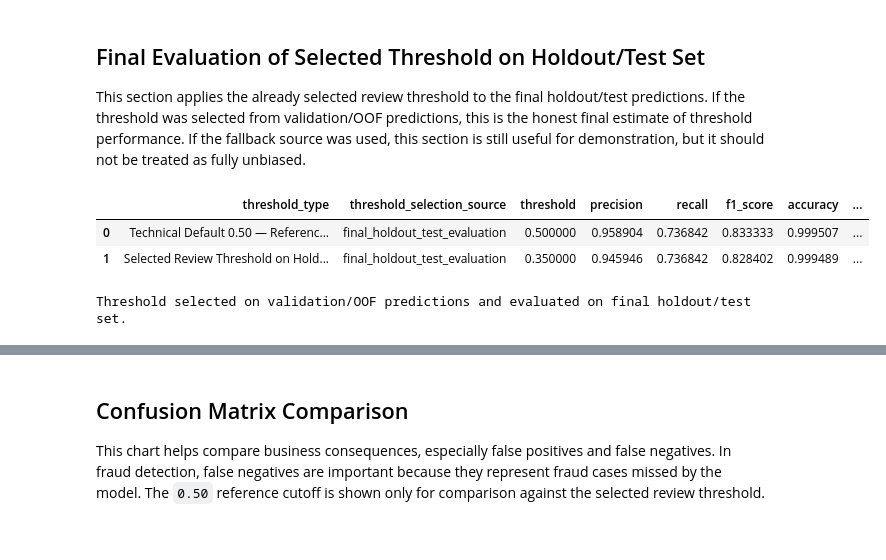
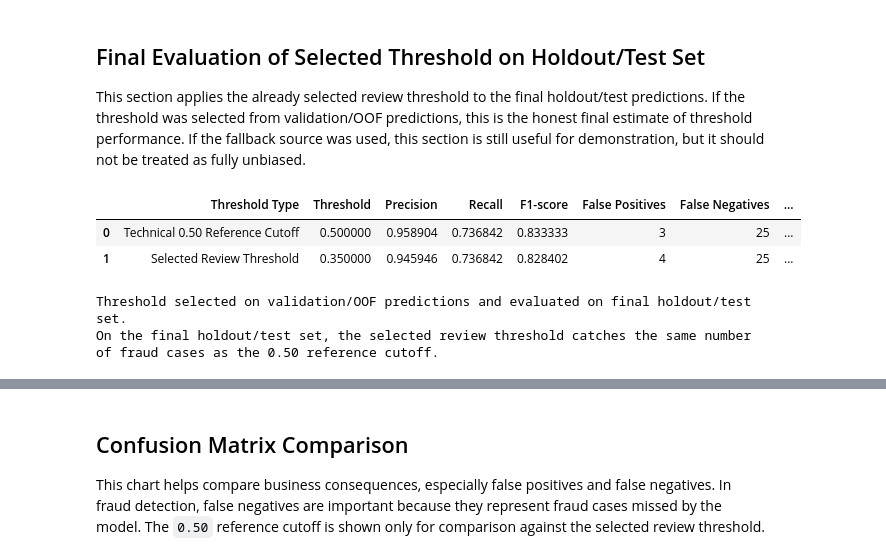
Before and after one commit to mmubashir95/Credit-Card-Fraud-Detection, a Jupyter notebook: notebooks/15_threshold_tuning.ipynb, the cells around one changed output, grey strips where cells are left out. Drawn from its saved outputs; the diff is of its cells as text; code cells hidden in the pictures.

```diff
--- a/notebooks/15_threshold_tuning.ipynb
+++ b/notebooks/15_threshold_tuning.ipynb
@@ -558,36 +568,67 @@ This section applies the already selected review threshold to the final holdout/
 # %%
 final_reference_row = final_holdout_threshold_evaluation.loc[
     np.isclose(final_holdout_threshold_evaluation["threshold"], reference_threshold)
 ].iloc[0]
 final_selected_row = final_holdout_threshold_evaluation.loc[
     np.isclose(final_holdout_threshold_evaluation["threshold"], review_threshold)
 ].iloc[0]
 
 final_holdout_comparison_table = pd.DataFrame(
     [
-        {"threshold_type": "Technical Default 0.50 — Reference Only", **final_reference_row.to_dict()},
-        {"threshold_type": "Selected Review Threshold on Holdout/Test", **final_selected_row.to_dict()},
+        {
+            "Threshold Type": "Technical 0.50 Reference Cutoff",
+            "Threshold": float(final_reference_row["threshold"]),
+            "Precision": float(final_reference_row["precision"]),
+            "Recall": float(final_reference_row["recall"]),
+            "F1-score": float(final_reference_row["f1_score"]),
+            "False Positives": int(final_reference_row["false_positives"]),
+            "False Negatives": int(final_reference_row["false_negatives"]),
+            "Frauds Caught": int(final_reference_row["frauds_caught"]),
+        },
+        {
+            "Threshold Type": "Selected Review Threshold",
+            "Threshold": float(final_selected_row["threshold"]),
+            "Precision": float(final_selected_row["precision"]),
+            "Recall": float(final_selected_row["recall"]),
+            "F1-score": float(final_selected_row["f1_score"]),
+            "False Positives": int(final_selected_row["false_positives"]),
+            "False Negatives": int(final_selected_row["false_negatives"]),
+            "Frauds Caught": int(final_selected_row["frauds_caught"]),
+        },
     ]
 )
 
 final_extra_frauds_caught = int(final_selected_row["frauds_caught"] - final_reference_row["frauds_caught"])
 final_false_negatives_reduced = int(final_reference_row["false_negatives"] - final_selected_row["false_negatives"])
 final_false_positives_increased = int(final_selected_row["false_positives"] - final_reference_row["false_positives"])
 final_precision_difference = float(final_selected_row["precision"] - final_reference_row["precision"])
 final_recall_difference = float(final_selected_row["recall"] - final_reference_row["recall"])
 final_f1_difference = float(final_selected_row["f1_score"] - final_reference_row["f1_score"])
 
+selected_test_recall = float(final_selected_row["recall"])
+default_test_recall = float(final_reference_row["recall"])
+if selected_test_recall > default_test_recall:
+    final_recall_message = "On the final holdout/test set, the selected review threshold improves recall compared with the 0.50 reference cutoff."
+elif np.isclose(selected_test_recall, default_test_recall):
+    final_recall_message = "On the final holdout/test set, the selected review threshold catches the same number of fraud cases as the 0.50 reference cutoff."
+else:
+    final_recall_message = "On the final holdout/test set, the selected review threshold has lower recall than the 0.50 reference cutoff, so this threshold should be reviewed before production use."
+
+final_workflow_message = (
+    "Threshold selected on validation/OOF predictions and evaluated on final holdout/test set."
+    if threshold_source == "validation_or_oof"
+    else "Threshold selected on holdout/test predictions for demonstration only. For production, tune on validation/OOF predictions."
+)
+
 display(final_holdout_comparison_table)
-
-if threshold_source == "validation_or_oof":
-    print("Threshold selected on validation/OOF predictions and evaluated on final holdout/test set.")
-else:
-    print("Threshold selected on holdout/test predictions for demonstration only. For production, tune on validation/OOF predictions.")
+print(final_workflow_message)
+print(final_recall_message)
 # %% [output]
-|  | threshold_type | threshold_selection_source | threshold | precision | recall | f1_score | accuracy | ... |
-| 0 | Technical Default 0.50 — Referenc... | final_holdout_test_evaluation | 0.500000 | 0.958904 | 0.736842 | 0.833333 | 0.999507 | ... |
-| 1 | Selected Review Threshold on Hold... | final_holdout_test_evaluation | 0.350000 | 0.945946 | 0.736842 | 0.828402 | 0.999489 | ... |
+|  | Threshold Type | Threshold | Precision | Recall | F1-score | False Positives | False Negatives | ... |
+| 0 | Technical 0.50 Reference Cutoff | 0.500000 | 0.958904 | 0.736842 | 0.833333 | 3 | 25 | ... |
+| 1 | Selected Review Threshold | 0.350000 | 0.945946 | 0.736842 | 0.828402 | 4 | 25 | ... |
 Threshold selected on validation/OOF predictions and evaluated on final holdout/test set.
+On the final holdout/test set, the selected review threshold catches the same number of fraud cases as the 0.50 reference cutoff.
 # %%
 display(Markdown(f"""
 ### Final Holdout/Test Evaluation Interpretation
```
Also changed, not shown: parts of 13 cells of this notebook, 1 other file.
